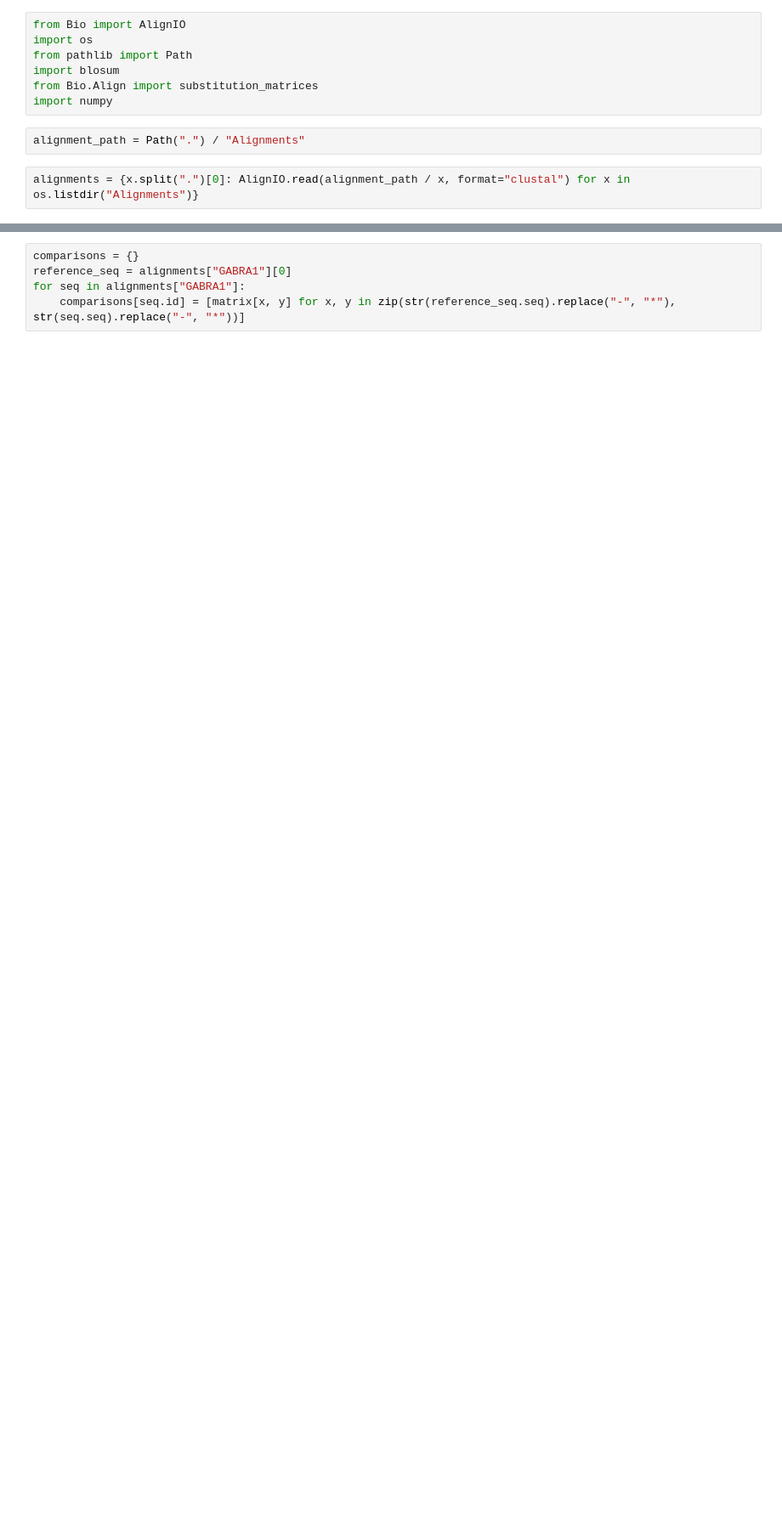
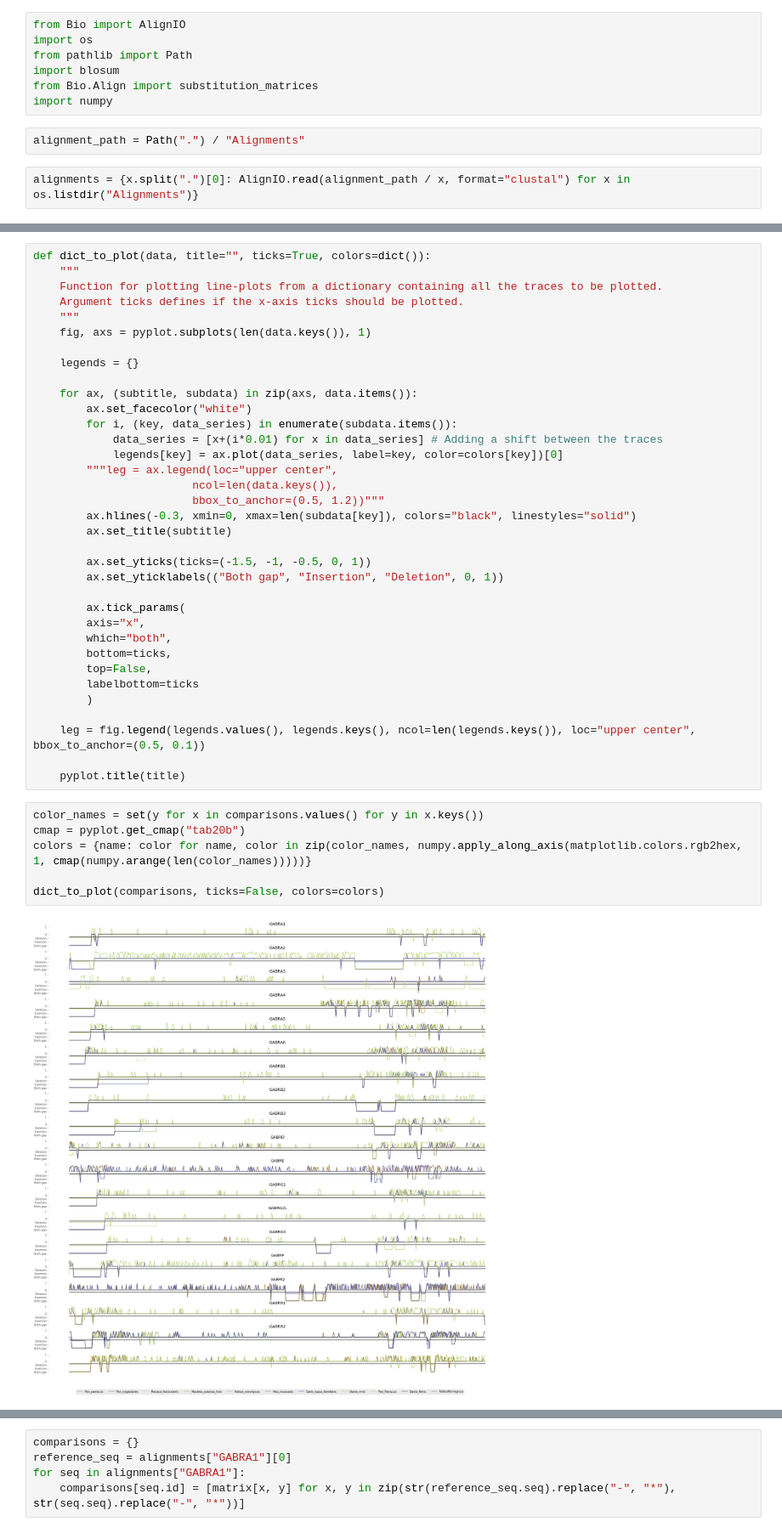
Before and after one commit to JureFabjan/GABR_lab_animals, a Jupyter notebook: GABR_comparison.ipynb, the cells around one changed output, grey strips where cells are left out. Shown at 85% size. Saved outputs shown, nothing was run; the diff lists cells and outputs as text; blank space fills up the shorter version.

Commit message:
Added multiple alignments, corrected graphing

```diff
--- a/GABR_comparison.ipynb
+++ b/GABR_comparison.ipynb
@@ -23,2 +103,45 @@ for i in blosum_matrices:
+# %%
+def dict_to_plot(data, title="", ticks=True, colors=dict()):
+    """
+    Function for plotting line-plots from a dictionary containing all the traces to be plotted.
+    Argument ticks defines if the x-axis ticks should be plotted.
+    """
+    fig, axs = pyplot.subplots(len(data.keys()), 1)
+
+    legends = {}
+
+    for ax, (subtitle, subdata) in zip(axs, data.items()):
+        ax.set_facecolor("white")
+        for i, (key, data_series) in enumerate(subdata.items()):
+            data_series = [x+(i*0.01) for x in data_series] # Adding a shift between the traces
+            legends[key] = ax.plot(data_series, label=key, color=colors[key])[0]
+        """leg = ax.legend(loc="upper center",
+                        ncol=len(data.keys()),
+                        bbox_to_anchor=(0.5, 1.2))"""
+        ax.hlines(-0.3, xmin=0, xmax=len(subdata[key]), colors="black", linestyles="solid")
+        ax.set_title(subtitle)
+
+        ax.set_yticks(ticks=(-1.5, -1, -0.5, 0, 1))
+        ax.set_yticklabels(("Both gap", "Insertion", "Deletion", 0, 1))
+
+        ax.tick_params(
+        axis="x",
+        which="both",
+        bottom=ticks,
+        top=False,
+        labelbottom=ticks
+        )
+
+    leg = fig.legend(legends.values(), legends.keys(), ncol=len(legends.keys()), loc="upper center", bbox_to_anchor=(0.5, 0.1))
+
+    pyplot.title(title)
+# %%
+color_names = set(y for x in comparisons.values() for y in x.keys())
+cmap = pyplot.get_cmap("tab20b")
+colors = {name: color for name, color in zip(color_names, numpy.apply_along_axis(matplotlib.colors.rgb2hex, 1, cmap(numpy.arange(len(color_names)))))}
+
+dict_to_plot(comparisons, ticks=False, colors=colors)
+# %% [output]
+[figure, added]
 # %%
 """
```
Also changed, not shown: parts of 11 cells of this notebook, 20 other files.
